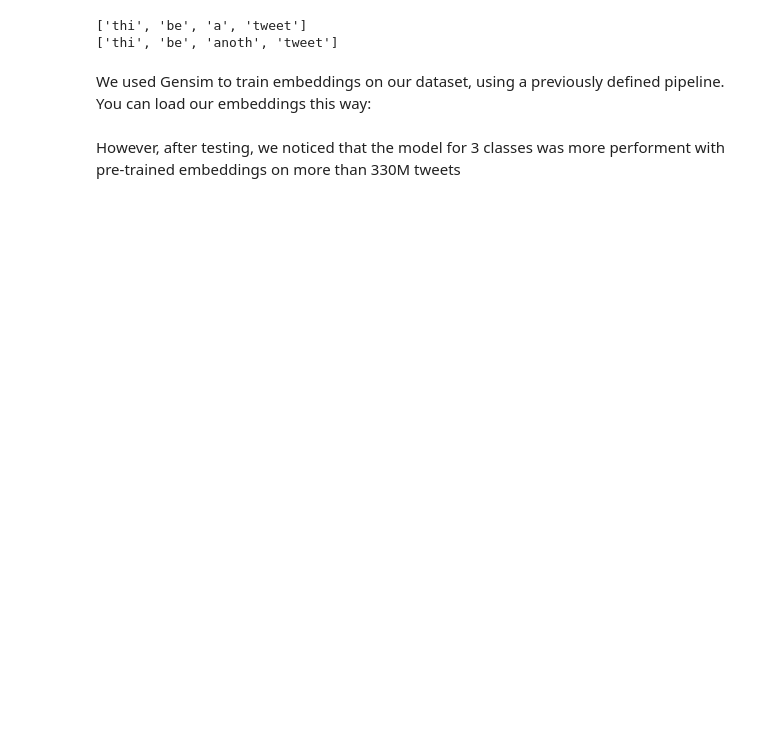
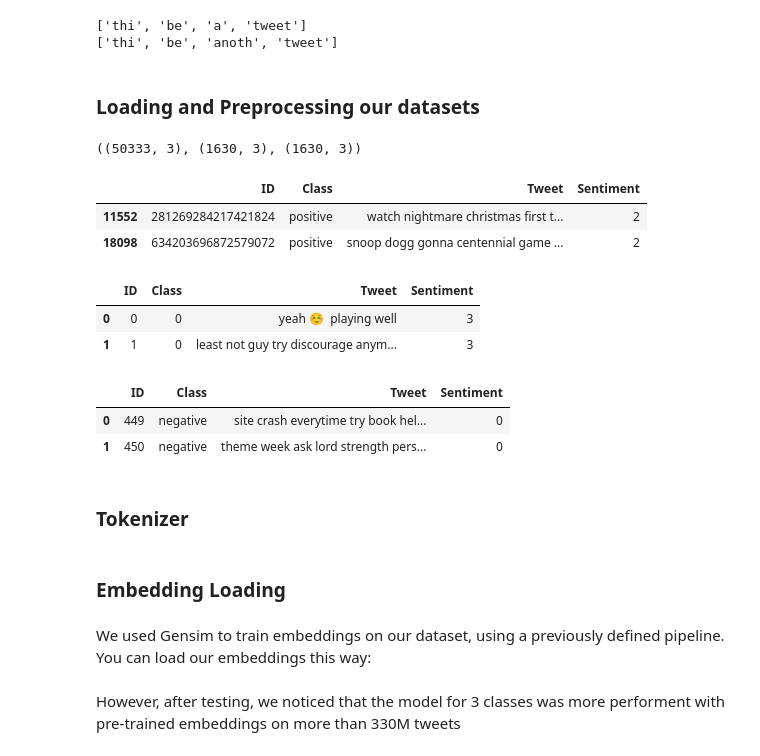
Before and after one commit to Garfounkel/sentiment_analysis, a Jupyter notebook: Sentiment_Analysis.ipynb, the cells around one changed output. Cells and saved outputs as stored; diff of their text form; code cells hidden in the pictures; blank space fills up the shorter version.

```diff
--- a/Sentiment_Analysis.ipynb
+++ b/Sentiment_Analysis.ipynb
@@ -40,3 +69,38 @@ for batch in batch_pipeline:
 # %% [output]
 ['thi', 'be', 'a', 'tweet']
 ['thi', 'be', 'anoth', 'tweet']
+# %% [markdown]
+### Loading and Preprocessing our datasets
+# %%
+tweets = pd.read_csv(path_train_3, sep='\t', names=['ID', 'Class', 'Tweet'])
+tweets_7 = pd.read_csv(path_train_7, sep='\t', names=['ID', 'Class', 'Tweet'], dtype={'Tweet': str})
+tweets_3_test = pd.read_csv(path_test_3, sep='\t', names=['ID', 'Class', 'Tweet'], dtype={'Tweet': str})
+
+tweets.shape, tweets_7.shape, tweets_3_test.shape
+# %% [output]
+((50333, 3), (1630, 3), (1630, 3))
+# %%
+tweets['Sentiment'] = tweets['Class'].apply(lambda x: {'negative': 0, 'neutral': 1, 'positive': 2}[x])
+tweets['Tweet'] = tweets['Tweet'].apply(lambda x: standardization(x))
+# %%
+tweets_7['Sentiment'] = tweets_7['Class'] + 3
+tweets_7['Tweet'] = tweets_7['Tweet'].apply(lambda x: standardization(x))
+# %%
+tweets_3_test['Sentiment'] = tweets_3_test['Class'].apply(lambda x: {'negative': 0, 'neutral': 1, 'positive': 2}[x])
+tweets_3_test['Tweet'] = tweets_3_test['Tweet'].apply(lambda x: standardization(x))
+# %%
+display(tweets.sample(2))
+display(tweets_7.head(2))
+display(tweets_3_test.head(2))
+# %% [output]
+|  | ID | Class | Tweet | Sentiment |
+| 11552 | 281269284217421824 | positive | watch nightmare christmas first t... | 2 |
+| 18098 | 634203696872579072 | positive | snoop dogg gonna centennial game ... | 2 |
+|  | ID | Class | Tweet | Sentiment |
+| 0 | 0 | 0 | yeah ☺ ️ playing well | 3 |
+| 1 | 1 | 0 | least not guy try discourage anym... | 3 |
+|  | ID | Class | Tweet | Sentiment |
+| 0 | 449 | negative | site crash everytime try book hel... | 0 |
+| 1 | 450 | negative | theme week ask lord strength pers... | 0 |
+# %% [markdown]
+### Tokenizer
@@ -43,3 +116,5 @@ for batch in batch_pipeline:
+# %% [markdown]
+### Embedding Loading
 # %% [markdown]
 We used Gensim to train embeddings on our dataset, using a previously defined pipeline. You can load our embeddings this way:
 # %%
```
Also changed, not shown: parts of 38 cells of this notebook, 25 other files.
